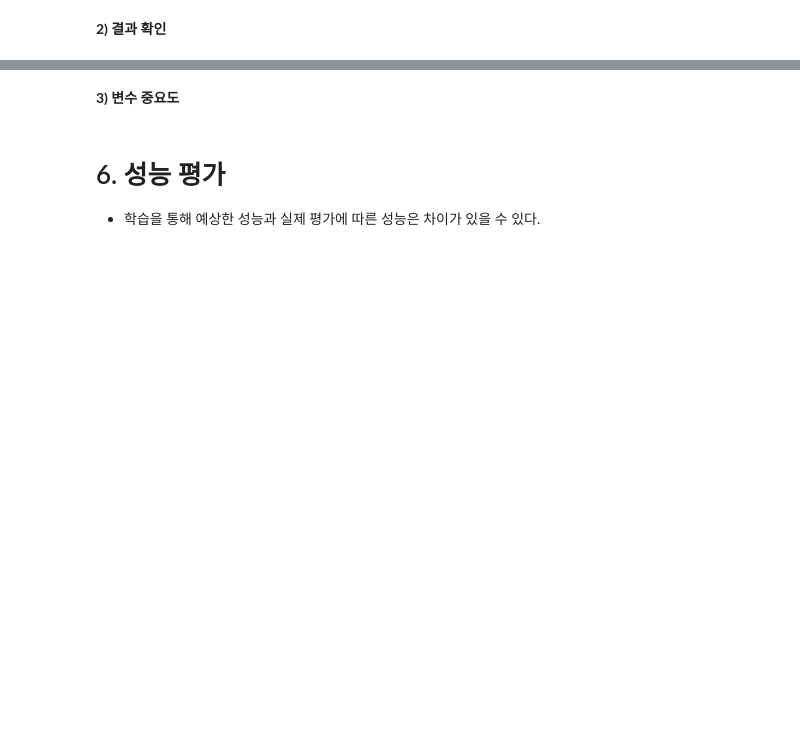
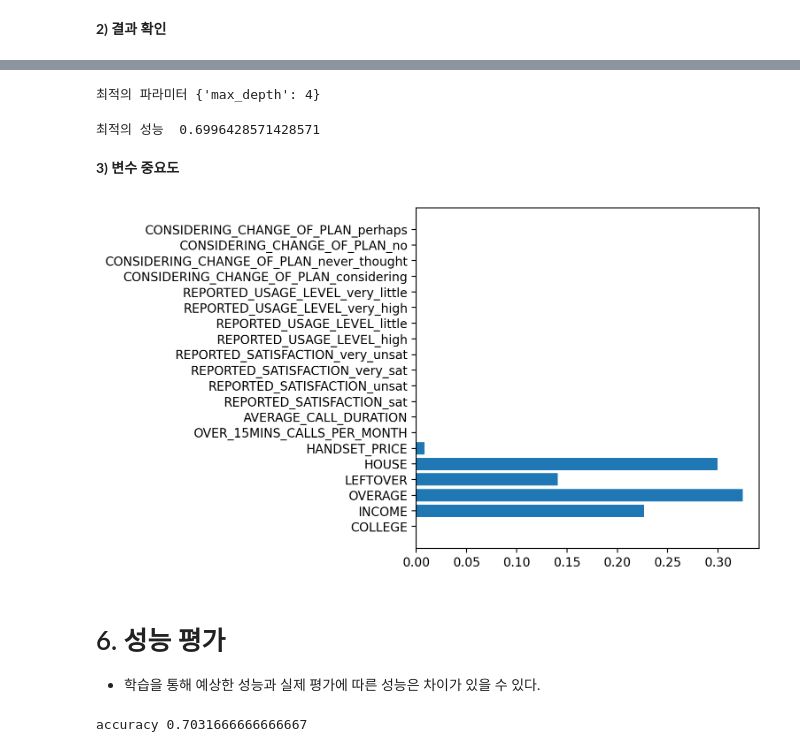
Before and after one commit to jexists/sk_network, a Jupyter notebook: 08.machine_learning/68_실습13_GridSearch/실습13_GridSearch(결정트리,Mobile).ipynb, the cells around one changed output, grey strips where cells are left out. Cells and saved outputs as stored; diff of their text form; code cells hidden in the pictures; blank space fills up the shorter version.

```diff
--- a/08.machine_learning/68_실습13_GridSearch/실습13_GridSearch(결정트리,Mobile).ipynb
+++ b/08.machine_learning/68_실습13_GridSearch/실습13_GridSearch(결정트리,Mobile).ipynb
@@ -66,3 +109,12 @@ df.describe()
+# %%
+# 모듈 불러오기
+from sklearn.model_selection import train_test_split
+
+
+# 7:3으로 분리
+X_train, X_test, y_train, y_test = train_test_split(X, y,
+                                                    test_size=0.3,
+                                                    random_state=1)
 # %% [markdown]
 # 4.성능 예측
 
@@ -72,2 +127,3 @@ df.describe()
 # %%
 # 선언하기
+model_dt = DecisionTreeClassifier(random_state=1)
@@ -85,10 +151,13 @@ df.describe()
 # %%
 # 파라미터 선언
   # max_depth: range(1, 51)
-
+param = {'max_depth': range(1, 51)}
 
 # Random Search 선언
   # cv=5
   # scoring='accuracy'
+
+model = GridSearchCV(model_dt, param, cv=5, scoring='accuracy')
 # %%
 # 학습하기
+model.fit(X_train, y_train)
@@ -99,6 +182,13 @@ df.describe()
 # %%
 # 최적 파라미터
+
+print('최적의 파라미터', model.best_params_)
+# %% [output]
+최적의 파라미터 {'max_depth': 4}
 # %%
 # 최고 성능
+print('최적의 성능 ', model.best_score_)
+# %% [output]
+최적의 성능  0.6996428571428571
 # %% [markdown]
 **3) 변수 중요도**
@@ -107,3 +195,12 @@ df.describe()
+# %%
+# 변수 중요도
+
+plt.figure(figsize=(5,5))
+plt.barh(y=list(X), width=model.best_estimator_.feature_importances_)
+
+plt.show()
+# %% [output]
+[figure, added]
 # %% [markdown]
 # 6. 성능 평가
 
@@ -114,0 +211,5 @@ df.describe()
+# %%
+# 평가하기
+print('accuracy', accuracy_score(y_test, y_pred))
+# %% [output]
+accuracy 0.7031666666666667
```
Also changed, not shown: parts of 19 cells of this notebook, 6 other files.
